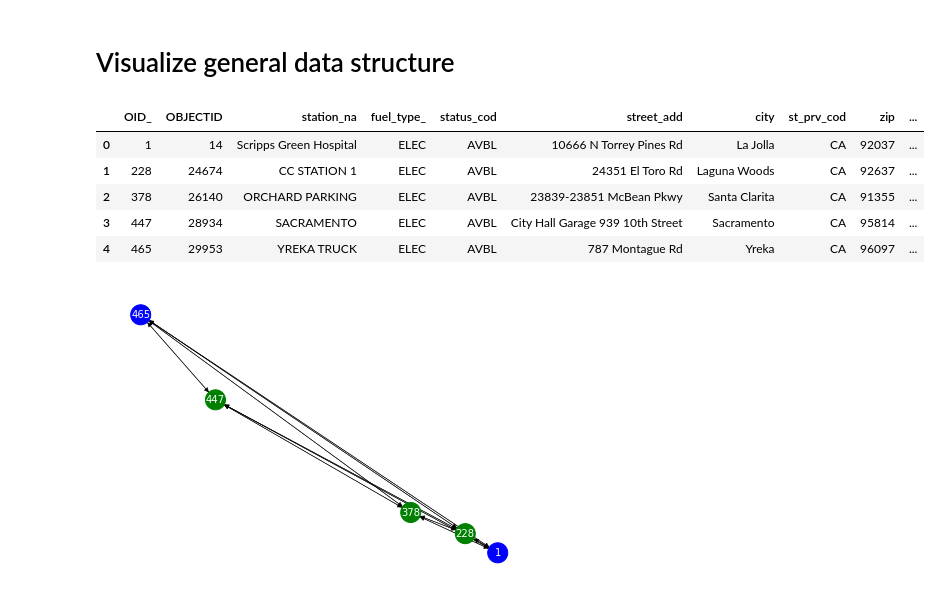
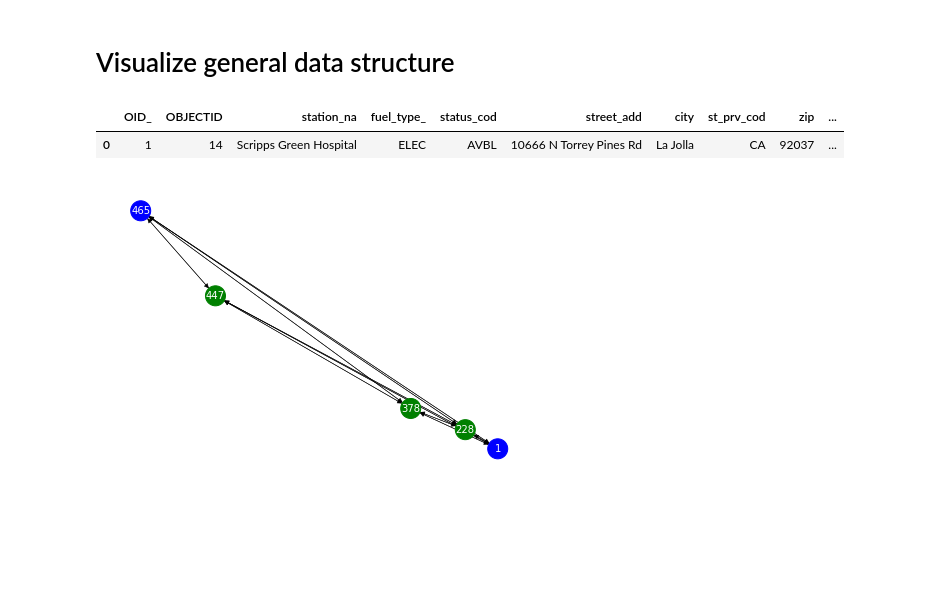
Before and after one commit to alandler/i5_freight_simulation, a Jupyter notebook: Simulation (Interactive).ipynb, the cells around one changed output. Cells and saved outputs as stored; diff of their text form; code cells hidden in the pictures; blank space fills up the shorter version.

```diff
--- a/Simulation (Interactive).ipynb
+++ b/Simulation (Interactive).ipynb
@@ -45,14 +150,10 @@ G.nodes;
 # %%
 # print(list(stations_df["OID_"]))
 # print(station_G.nodes)
-stations_df.head(5)
+stations_df.head(1)
 # %% [output]
 |  | OID_ | OBJECTID | station_na | fuel_type_ | status_cod | street_add | city | st_prv_cod | zip | ... |
 | 0 | 1 | 14 | Scripps Green Hospital | ELEC | AVBL | 10666 N Torrey Pines Rd | La Jolla | CA | 92037 | ... |
-| 1 | 228 | 24674 | CC STATION 1 | ELEC | AVBL | 24351 El Toro Rd | Laguna Woods | CA | 92637 | ... |
-| 2 | 378 | 26140 | ORCHARD PARKING | ELEC | AVBL | 23839-23851 McBean Pkwy | Santa Clarita | CA | 91355 | ... |
-| 3 | 447 | 28934 | SACRAMENTO | ELEC | AVBL | City Hall Garage 939 10th Street | Sacramento | CA | 95814 | ... |
-| 4 | 465 | 29953 | YREKA TRUCK | ELEC | AVBL | 787 Montague Rd | Yreka | CA | 96097 | ... |
 # %%
 # Set colors
 for node in station_G.nodes:
```
Also changed, not shown: parts of 26 cells of this notebook, 5 other files.
